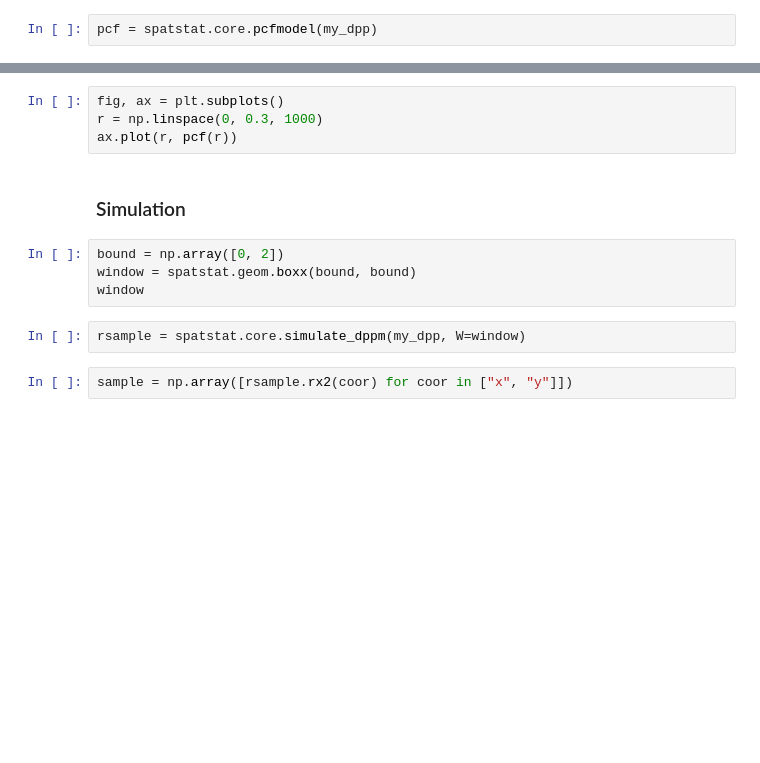
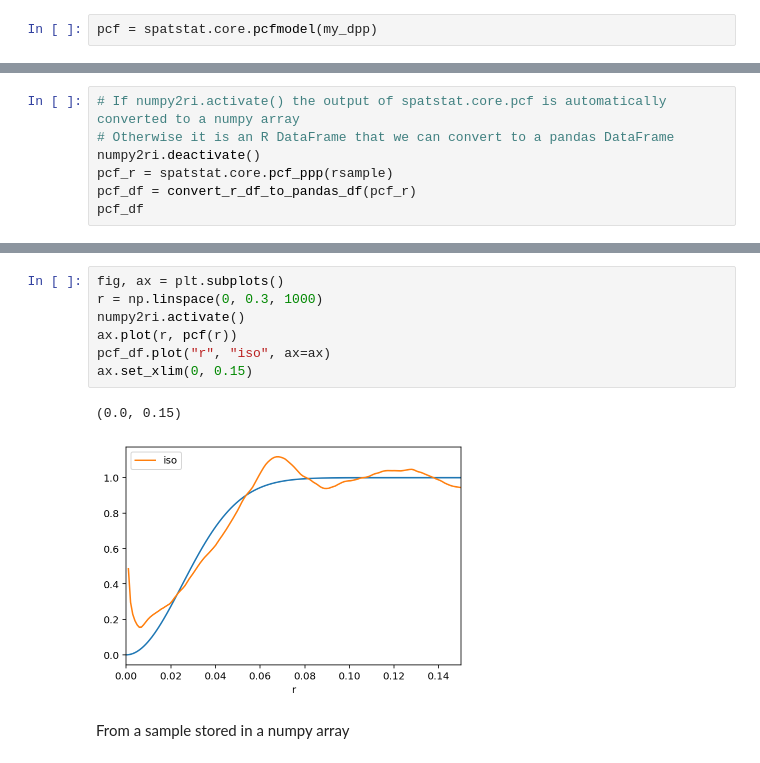
Before and after one commit to For-a-few-DPPs-more/spatstat-interface, a Jupyter notebook: notebooks/spatstat_playground.ipynb, the cells around one changed output, grey strips where cells are left out. Saved outputs shown, nothing was run; the diff lists cells and outputs as text; blank space fills up the shorter version.

```diff
--- a/notebooks/spatstat_playground.ipynb
+++ b/notebooks/spatstat_playground.ipynb
@@ -58,0 +153,7 @@ pcf = spatstat.core.pcfmodel(my_dpp)
+# %%
+# If numpy2ri.activate() the output of spatstat.core.pcf is automatically converted to a numpy array
+# Otherwise it is an R DataFrame that we can convert to a pandas DataFrame
+numpy2ri.deactivate()
+pcf_r = spatstat.core.pcf_ppp(rsample)
+pcf_df = convert_r_df_to_pandas_df(pcf_r)
+pcf_df
@@ -59,14 +174,12 @@ pcf = spatstat.core.pcfmodel(my_dpp)
 # %%
 fig, ax = plt.subplots()
 r = np.linspace(0, 0.3, 1000)
+numpy2ri.activate()
 ax.plot(r, pcf(r))
+pcf_df.plot("r", "iso", ax=ax)
+ax.set_xlim(0, 0.15)
+# %% [output]
+(0.0, 0.15)
+[figure, added]
-# %% [markdown]
-### Simulation
-# %%
-bound = np.array([0, 2])
-window = spatstat.geom.boxx(bound, bound)
-window
-# %%
-rsample = spatstat.core.simulate_dppm(my_dpp, W=window)
-# %%
-sample = np.array([rsample.rx2(coor) for coor in ["x", "y"]])
+# %% [markdown]
+From a sample stored in a numpy array
```
Also changed, not shown: parts of 40 cells of this notebook.
